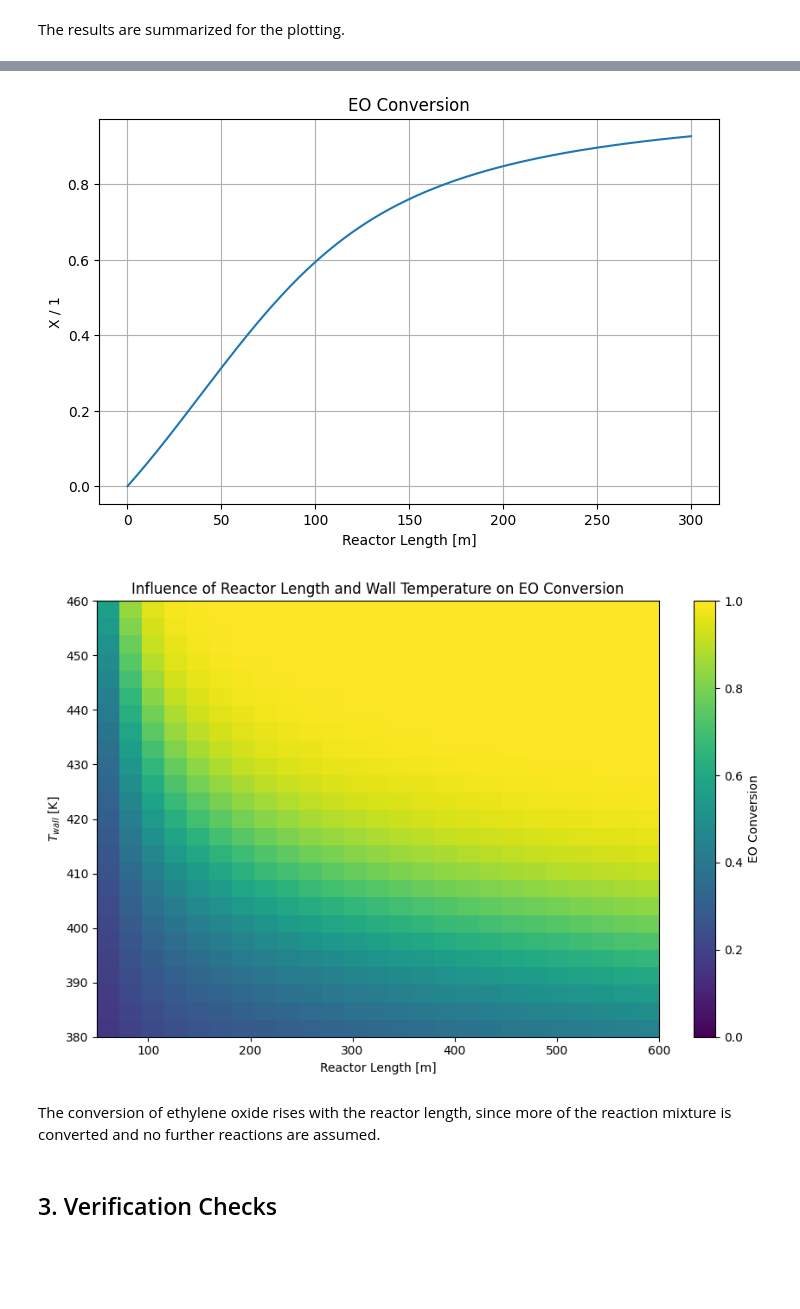
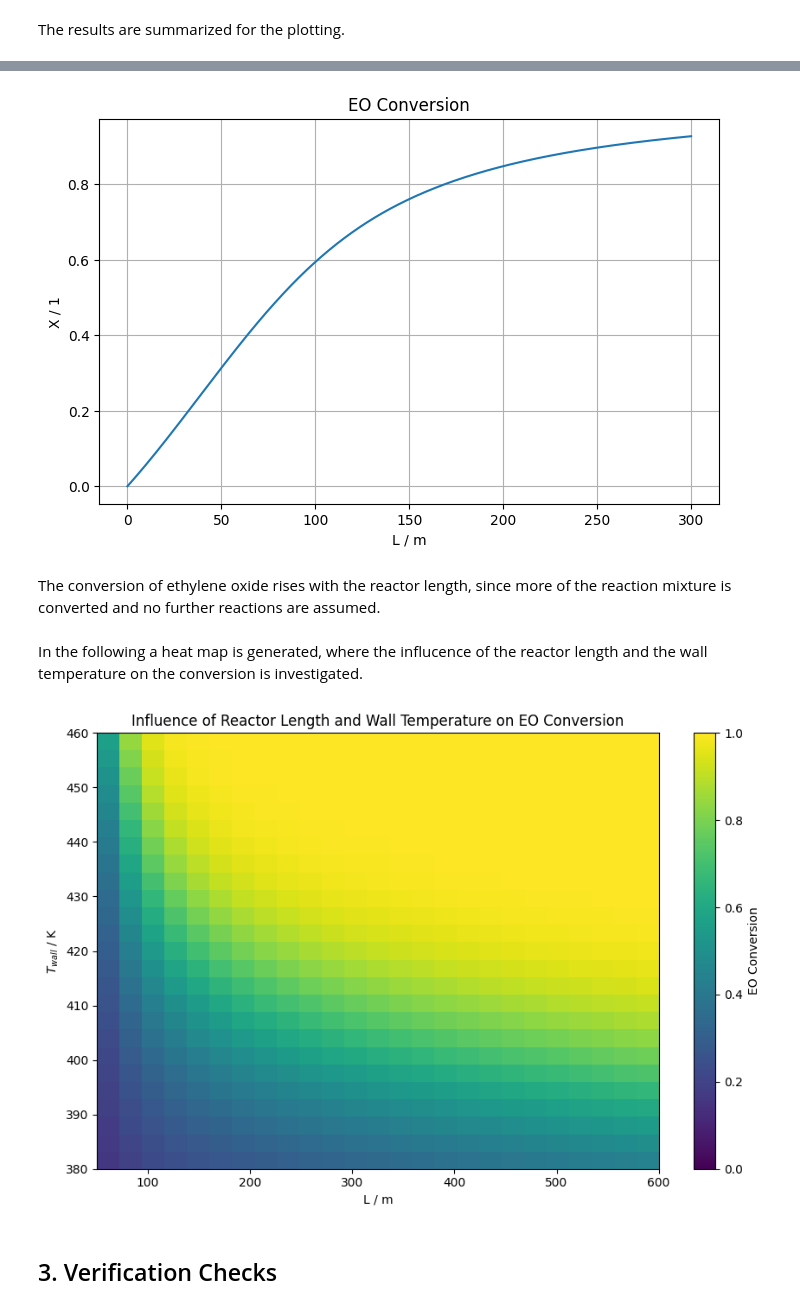
Before and after one commit to ivanna1398-dotcom/CRE-Assignment-3, a Jupyter notebook: Group 6 Assignment 3.0.ipynb, the cells around one changed output, grey strips where cells are left out. Cells and saved outputs as stored; diff of their text form; code cells hidden in the pictures; blank space fills up the shorter version.

```diff
--- a/Group 6 Assignment 3.0.ipynb
+++ b/Group 6 Assignment 3.0.ipynb
@@ -264,13 +269,17 @@ The temperature in the reactor is at first increasing since the heat generated i
 # %%
 plt.figure(figsize=(8,5))
 plt.plot(z, X)
-plt.xlabel('Reactor Length [m]')
+plt.xlabel('L / m')
 plt.ylabel('X / 1')
 plt.title('EO Conversion')
 plt.grid()
 plt.show()
 # %% [output]
-[figure, old version]
+[figure, new version]
+# %% [markdown]
+The conversion of ethylene oxide rises with the reactor length, since more of the reaction mixture is converted and no further reactions are assumed.
+# %% [markdown]
+In the following a heat map is generated, where the influcence of the reactor length and the wall temperature on the conversion is investigated.
 # %%
 # Heatmap: EO conversion as a function of reactor length and wall temperature
 
@@ -337,17 +346,15 @@ im = plt.imshow(
 cbar = plt.colorbar(im)
 cbar.set_label('EO Conversion')
 
-plt.xlabel('Reactor Length [m]')
-plt.ylabel(r'$T_{wall}$ [K]')
+plt.xlabel('L / m')
+plt.ylabel(r'$T_{wall}$ / K')
 
 plt.title('Influence of Reactor Length and Wall Temperature on EO Conversion')
 
 plt.tight_layout()
 plt.show()
 # %% [output]
-[figure, old version]
+[figure, new version]
-# %% [markdown]
-The conversion of ethylene oxide rises with the reactor length, since more of the reaction mixture is converted and no further reactions are assumed.
 # %% [markdown]
 ## 3. Verification Checks
 # %% [markdown]
```
Also changed, not shown: parts of 10 cells of this notebook.
